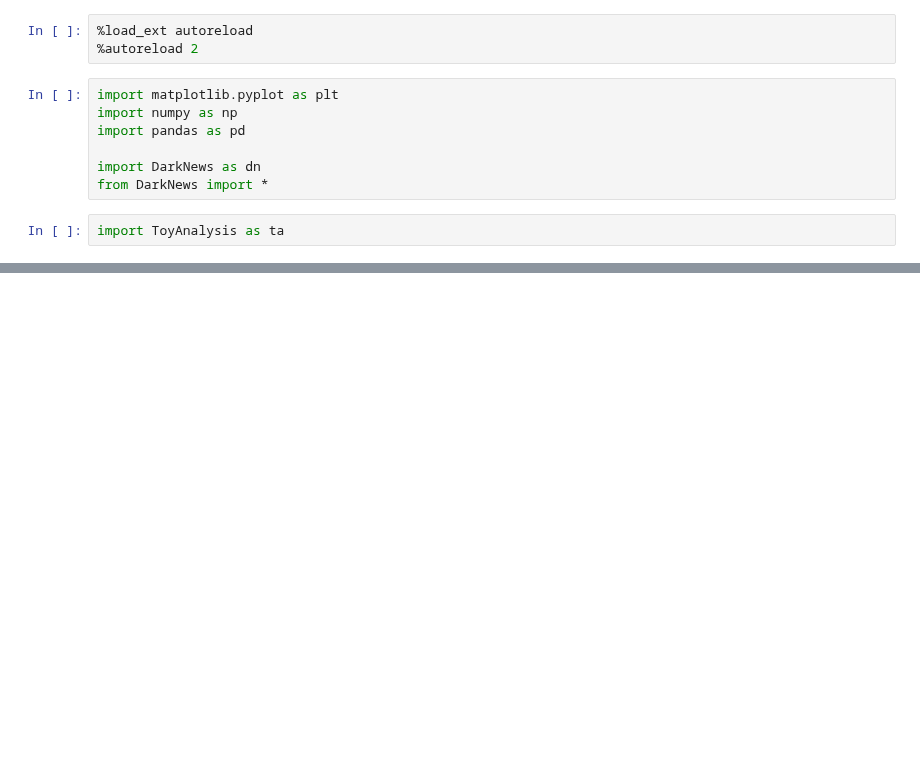
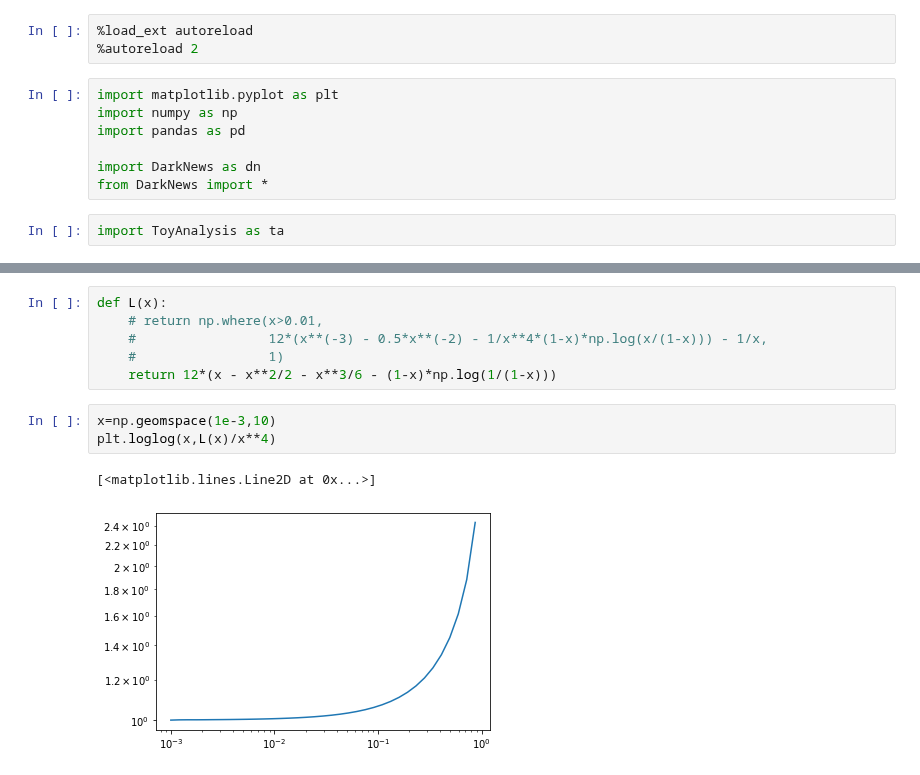
Before and after one commit to mhostert/DarkNews-generator, a Jupyter notebook: examples/Example_3_toy_analysis.ipynb, the cells around one changed output, grey strips where cells are left out. Drawn from its saved outputs; the diff is of its cells as text; blank space fills up the shorter version.

```diff
--- a/examples/Example_3_toy_analysis.ipynb
+++ b/examples/Example_3_toy_analysis.ipynb
@@ -58,0 +97,12 @@ print(df['w_event_rate'][flip].sum())
+# %%
+def L(x):
+    # return np.where(x>0.01,
+    #                 12*(x**(-3) - 0.5*x**(-2) - 1/x**4*(1-x)*np.log(x/(1-x))) - 1/x,
+    #                 1)
+    return 12*(x - x**2/2 - x**3/6 - (1-x)*np.log(1/(1-x)))
+# %%
+x=np.geomspace(1e-3,10)
+plt.loglog(x,L(x)/x**4)
+# %% [output]
+[<matplotlib.lines.Line2D at 0x...>]
+[figure, added]
```
Also changed, not shown: parts of 13 cells of this notebook, 54 other files.
